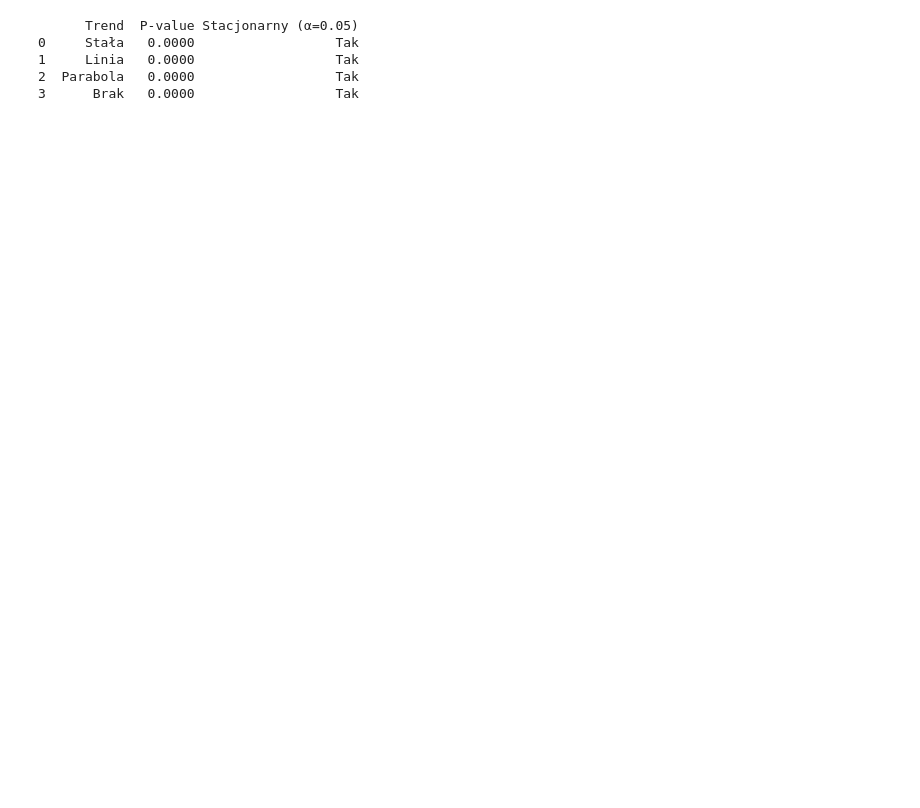
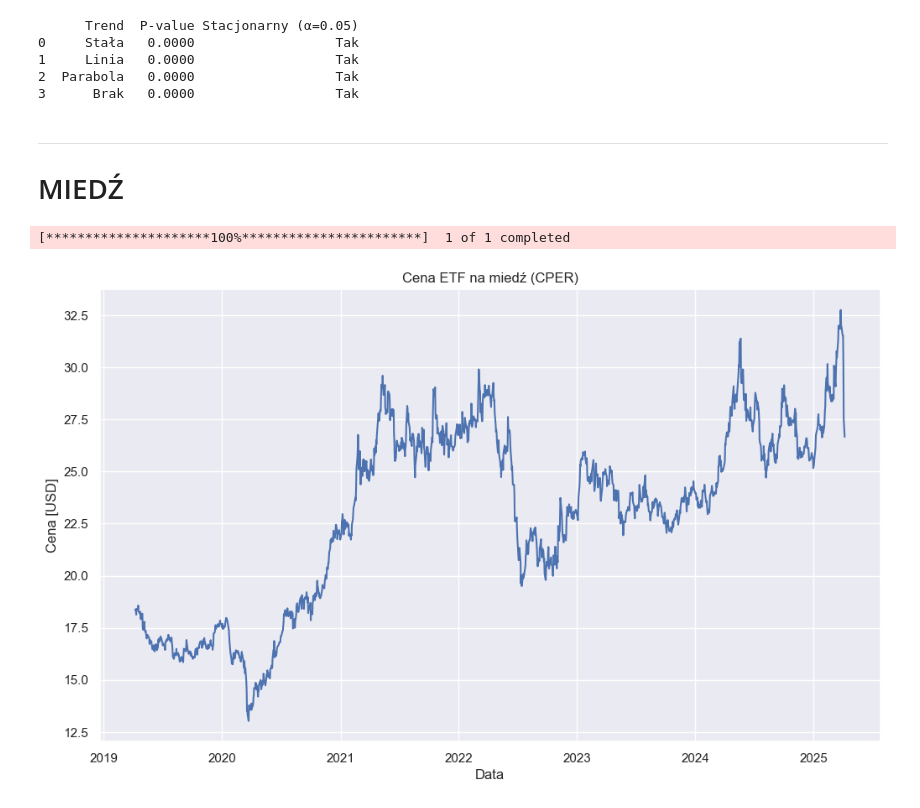
Before and after one commit to mathieuboro/nvidia_risk_management, a Jupyter notebook: projekt 2.ipynb, the cells around one changed output. Cells and saved outputs as stored; diff of their text form; code cells hidden in the pictures; blank space fills up the shorter version.

```diff
--- a/projekt 2.ipynb
+++ b/projekt 2.ipynb
@@ -74,3 +153,18 @@ print(adf_results)
 1     Linia   0.0000                  Tak
 2  Parabola   0.0000                  Tak
 3      Brak   0.0000                  Tak
+# %% [markdown]
+____
+# MIEDŹ
+# %%
+copper = yf.download('CPER', period='6y')['Close']
+
+plt.plot(copper)
+plt.title('Cena ETF na miedź (CPER)')
+plt.ylabel('Cena [USD]')
+plt.xlabel('Data')
+plt.grid(True)
+plt.show()
+# %% [output]
+[*********************100%***********************]  1 of 1 completed
+[figure, added]
```
Also changed, not shown: parts of 16 cells of this notebook.
